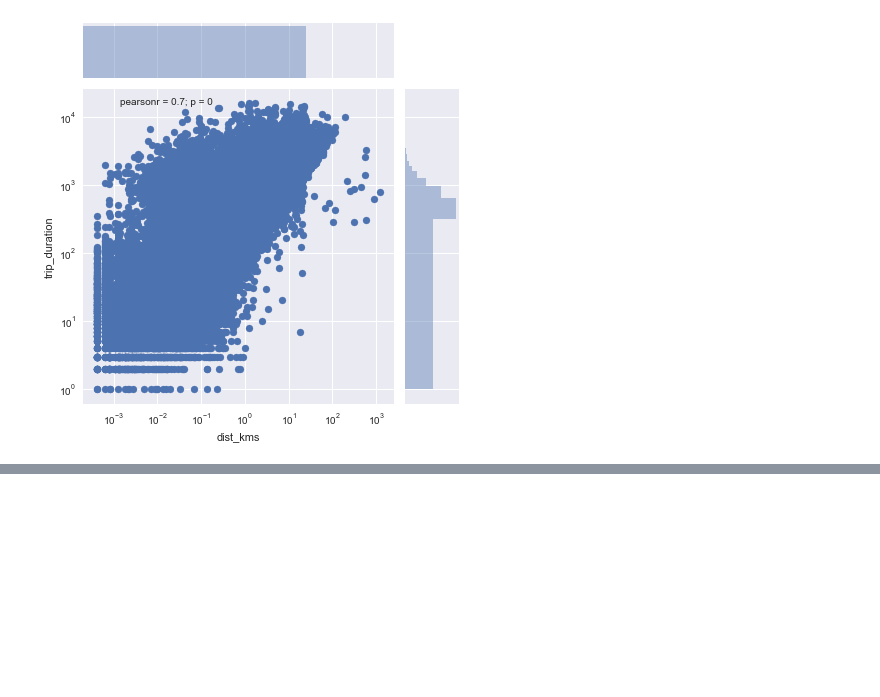
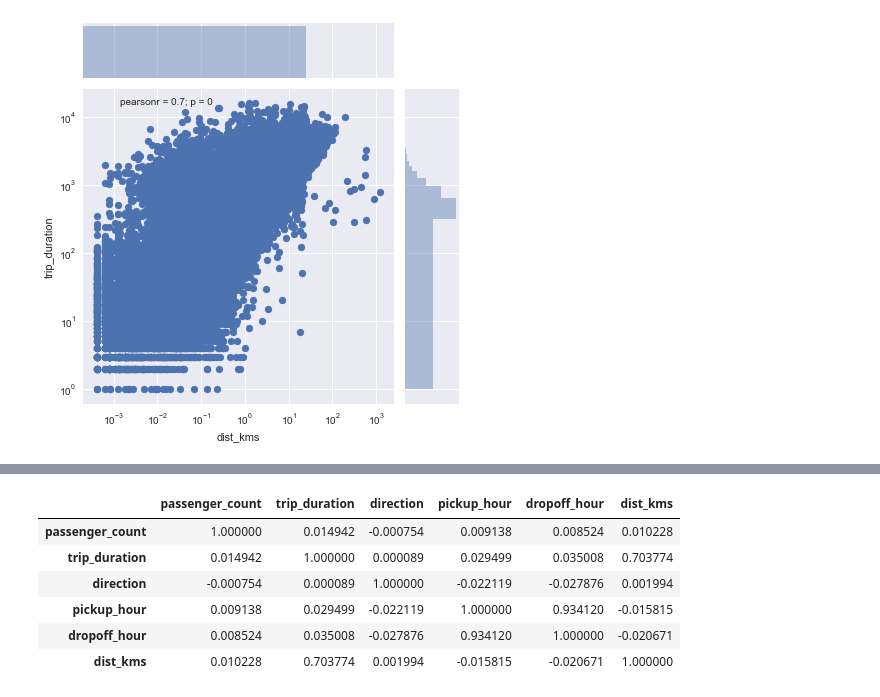
Before and after one commit to krai20-zz/kaggle_competitions, a Jupyter notebook: nyc_taxi_trip_duration/notebooks/explore.ipynb, the cells around one changed output, grey strips where cells are left out. Cells and saved outputs as stored; diff of their text form; code cells hidden in the pictures; blank space fills up the shorter version.

```diff
--- a/nyc_taxi_trip_duration/notebooks/explore.ipynb
+++ b/nyc_taxi_trip_duration/notebooks/explore.ipynb
@@ -120,0 +157,12 @@ plt.show()
+# %%
+df[[u'passenger_count', u'store_and_fwd_flag',
+    u'trip_duration', u'direction', u'pickup_day', u'pickup_hour',
+    u'dropoff_day', u'dropoff_hour', 'dist_kms']].corr()
+# %% [output]
+|  | passenger_count | trip_duration | direction | pickup_hour | dropoff_hour | dist_kms |
+| passenger_count | 1.000000 | 0.014942 | -0.000754 | 0.009138 | 0.008524 | 0.010228 |
+| trip_duration | 0.014942 | 1.000000 | 0.000089 | 0.029499 | 0.035008 | 0.703774 |
+| direction | -0.000754 | 0.000089 | 1.000000 | -0.022119 | -0.027876 | 0.001994 |
+| pickup_hour | 0.009138 | 0.029499 | -0.022119 | 1.000000 | 0.934120 | -0.015815 |
+| dropoff_hour | 0.008524 | 0.035008 | -0.027876 | 0.934120 | 1.000000 | -0.020671 |
+| dist_kms | 0.010228 | 0.703774 | 0.001994 | -0.015815 | -0.020671 | 1.000000 |
```
Also changed, not shown: parts of 5 cells of this notebook, 4 other files.
